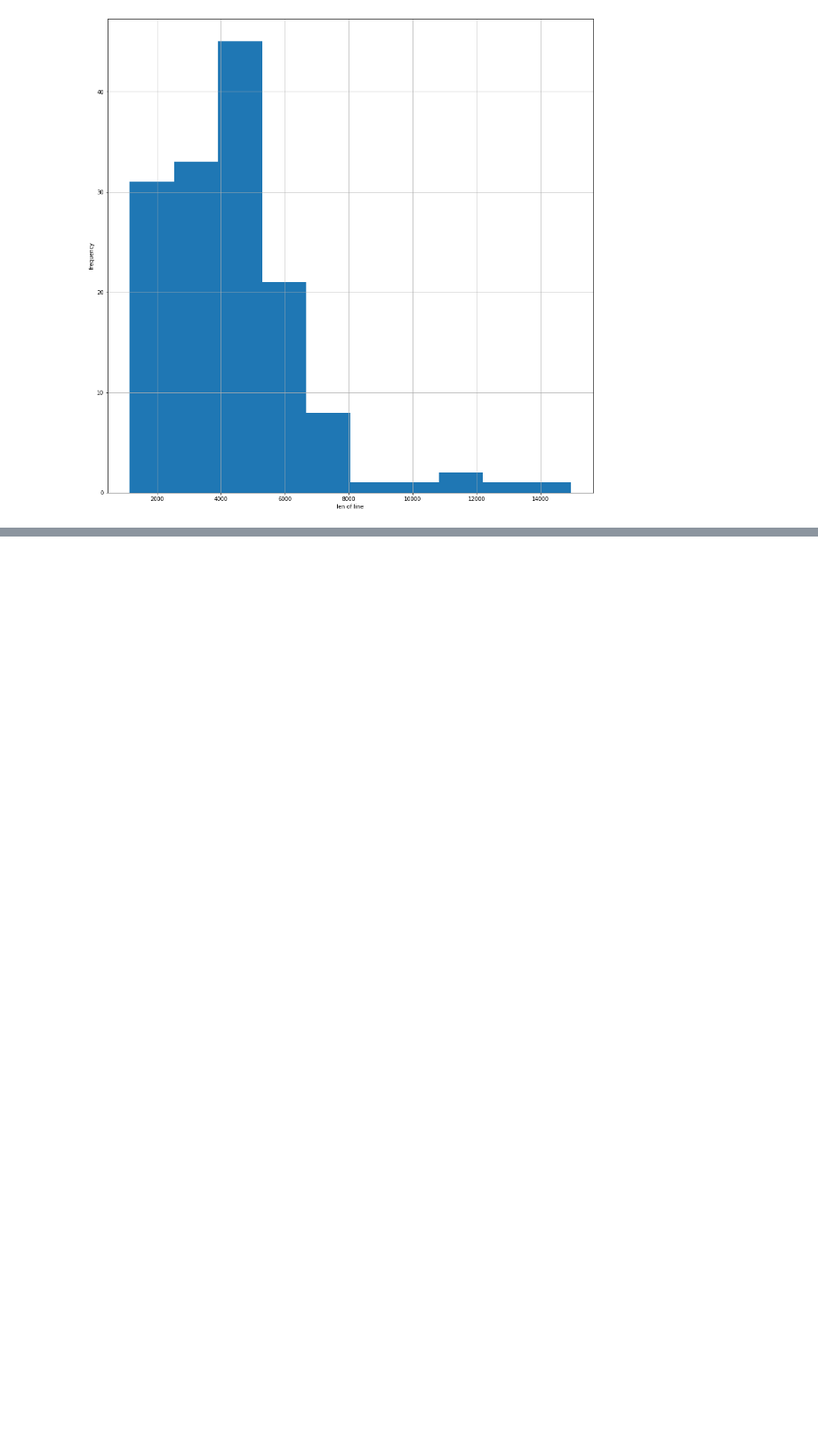
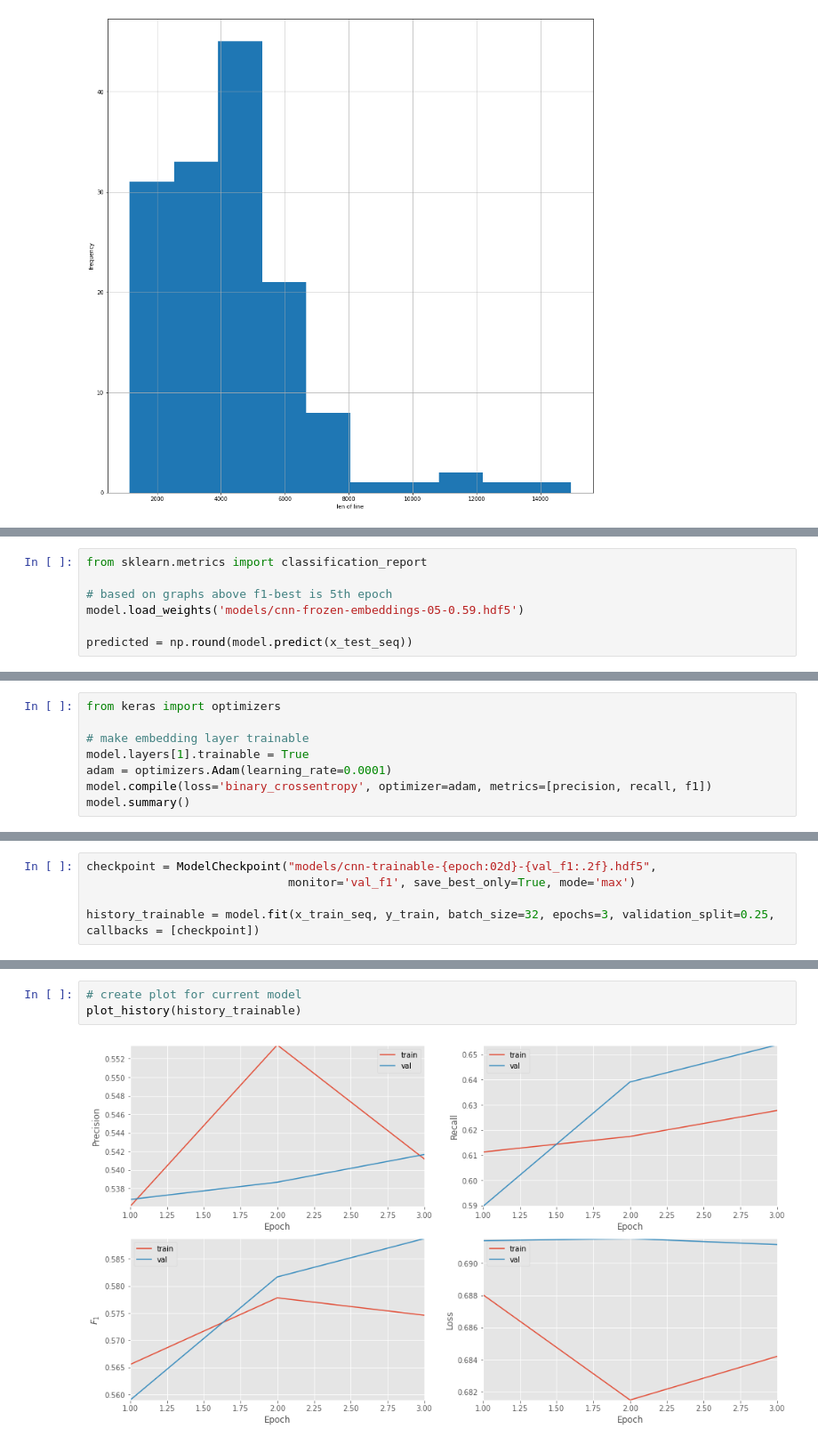
Before and after one commit to alina-krivolapova/my_ds_project, a Jupyter notebook: Jupyter_research.ipynb, the cells around one changed output, grey strips where cells are left out. Shown at 89% size. Cells and saved outputs as stored; diff of their text form; blank space fills up the shorter version.

```diff
--- a/Jupyter_research.ipynb
+++ b/Jupyter_research.ipynb
@@ -267,0 +448,7 @@ NameError: name 'embedding_matrix' is not defined
+# %%
+from sklearn.metrics import classification_report
+
+# based on graphs above f1-best is 5th epoch
+model.load_weights('models/cnn-frozen-embeddings-05-0.59.hdf5')
+
+predicted = np.round(model.predict(x_test_seq))
@@ -267,0 +492,8 @@ NameError: name 'embedding_matrix' is not defined
+# %%
+from keras import optimizers
+
+# make embedding layer trainable
+model.layers[1].trainable = True
+adam = optimizers.Adam(learning_rate=0.0001)
+model.compile(loss='binary_crossentropy', optimizer=adam, metrics=[precision, recall, f1])
+model.summary()
@@ -267,0 +518,5 @@ NameError: name 'embedding_matrix' is not defined
+# %%
+checkpoint = ModelCheckpoint("models/cnn-trainable-{epoch:02d}-{val_f1:.2f}.hdf5",
+                             monitor='val_f1', save_best_only=True, mode='max')
+
+history_trainable = model.fit(x_train_seq, y_train, batch_size=32, epochs=3, validation_split=0.25, callbacks = [checkpoint])
@@ -267,0 +530,5 @@ NameError: name 'embedding_matrix' is not defined
+# %%
+# create plot for current model
+plot_history(history_trainable)
+# %% [output]
+[figure, added]
```
Also changed, not shown: parts of 33 cells of this notebook.
